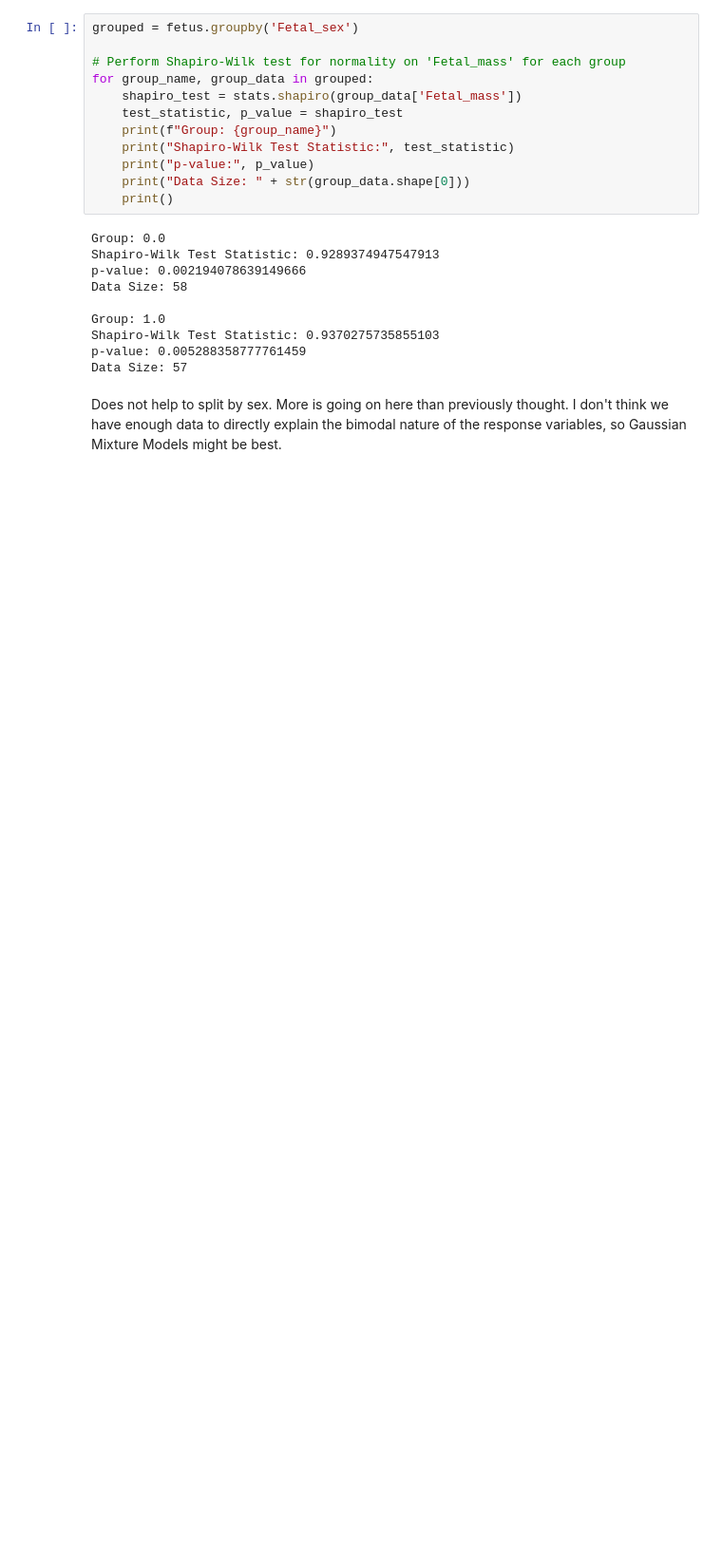
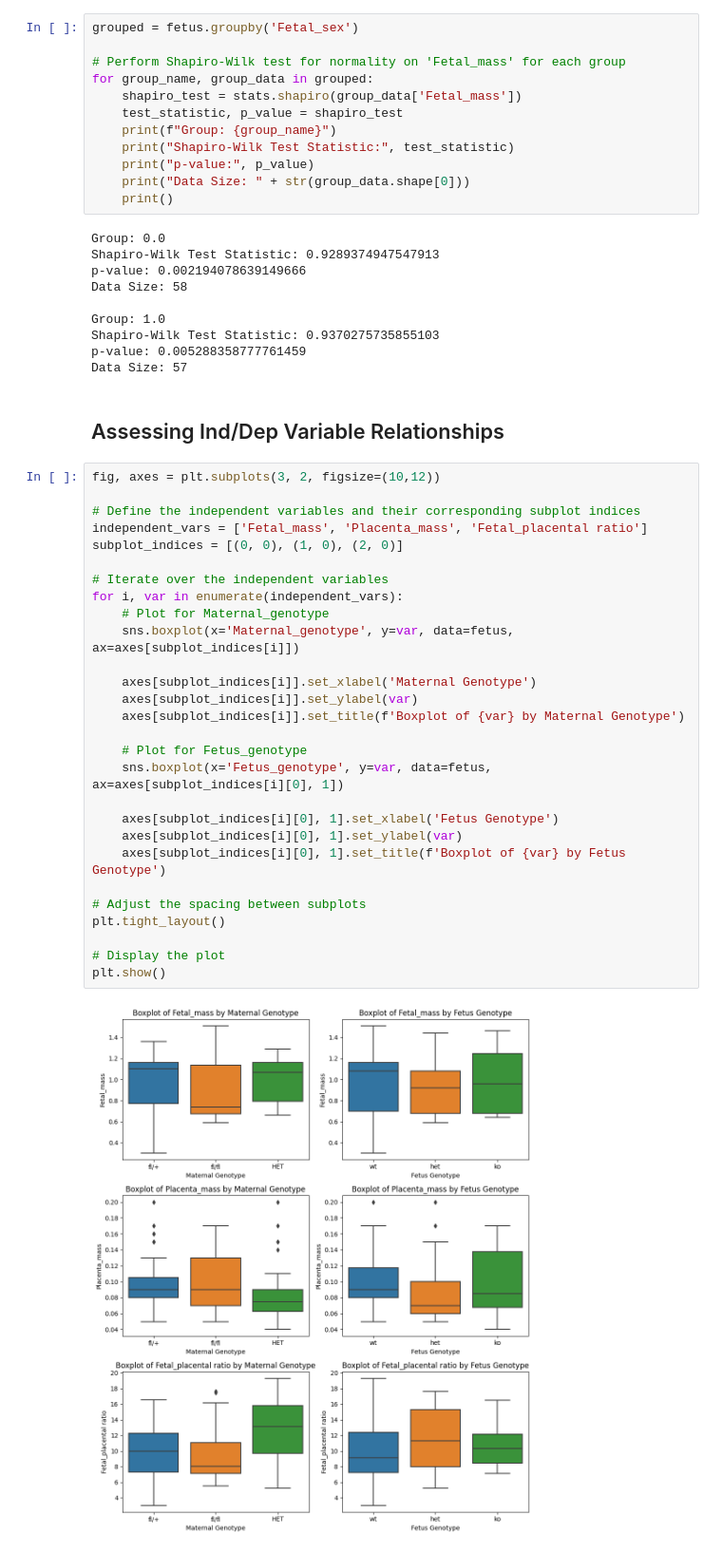
Before and after one commit to alexkato29/Mice-Data, a Jupyter notebook: eda.ipynb, the cells around one changed output. Shown at 95% size. Cells and saved outputs as stored; diff of their text form; blank space fills up the shorter version.

Commit message:
Model Implementation, More EDA

```diff
--- a/eda.ipynb
+++ b/eda.ipynb
@@ -145,5 +145,35 @@ Group: 1.0
 Shapiro-Wilk Test Statistic: 0.9370275735855103
 p-value: 0.005288358777761459
 Data Size: 57
-# %% [markdown]
-Does not help to split by sex. More is going on here than previously thought. I don't think we have enough data to directly explain the bimodal nature of the response variables, so Gaussian Mixture Models might be best.
+# %% [markdown]
+## Assessing Ind/Dep Variable Relationships
+# %%
+fig, axes = plt.subplots(3, 2, figsize=(10,12))
+
+# Define the independent variables and their corresponding subplot indices
+independent_vars = ['Fetal_mass', 'Placenta_mass', 'Fetal_placental ratio']
+subplot_indices = [(0, 0), (1, 0), (2, 0)]
+
+# Iterate over the independent variables
+for i, var in enumerate(independent_vars):
+    # Plot for Maternal_genotype
+    sns.boxplot(x='Maternal_genotype', y=var, data=fetus, ax=axes[subplot_indices[i]])
+
+    axes[subplot_indices[i]].set_xlabel('Maternal Genotype')
+    axes[subplot_indices[i]].set_ylabel(var)
+    axes[subplot_indices[i]].set_title(f'Boxplot of {var} by Maternal Genotype')
+
+    # Plot for Fetus_genotype
+    sns.boxplot(x='Fetus_genotype', y=var, data=fetus, ax=axes[subplot_indices[i][0], 1])
+
+    axes[subplot_indices[i][0], 1].set_xlabel('Fetus Genotype')
+    axes[subplot_indices[i][0], 1].set_ylabel(var)
+    axes[subplot_indices[i][0], 1].set_title(f'Boxplot of {var} by Fetus Genotype')
+
+# Adjust the spacing between subplots
+plt.tight_layout()
+
+# Display the plot
+plt.show()
+# %% [output]
+[figure, added]
```
Also changed, not shown: parts of 3 cells of this notebook, 3 other files.
